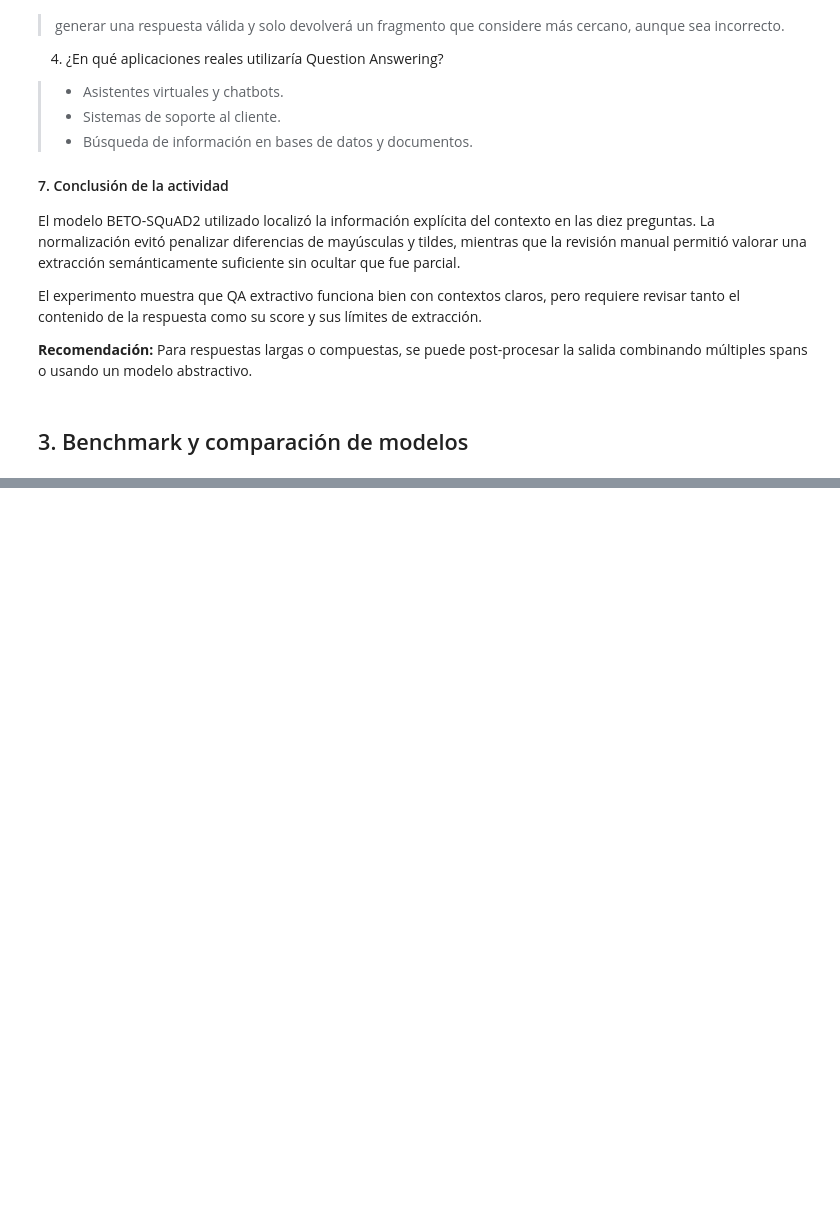
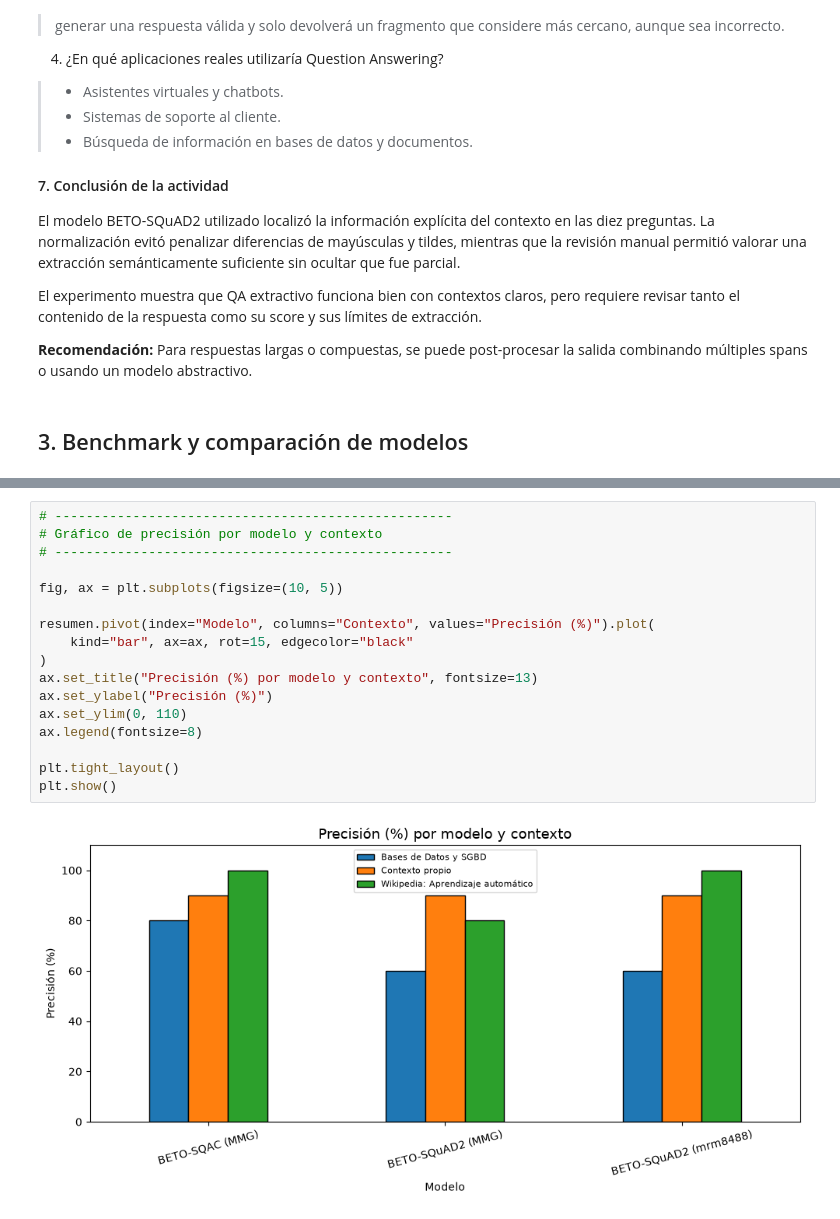
Before and after one commit to abner-rivas/Laboratorio---ML, a Jupyter notebook: laboratorio_ml_qa.ipynb, the cells around one changed output, grey strips where cells are left out. Saved outputs shown, nothing was run; the diff lists cells and outputs as text; blank space fills up the shorter version.

```diff
--- a/laboratorio_ml_qa.ipynb
+++ b/laboratorio_ml_qa.ipynb
@@ -826,0 +1321,19 @@ combinando múltiples spans o usando un modelo abstractivo.
+# %%
+# ---------------------------------------------------
+# Gráfico de precisión por modelo y contexto
+# ---------------------------------------------------
+
+fig, ax = plt.subplots(figsize=(10, 5))
+
+resumen.pivot(index="Modelo", columns="Contexto", values="Precisión (%)").plot(
+    kind="bar", ax=ax, rot=15, edgecolor="black"
+)
+ax.set_title("Precisión (%) por modelo y contexto", fontsize=13)
+ax.set_ylabel("Precisión (%)")
+ax.set_ylim(0, 110)
+ax.legend(fontsize=8)
+
+plt.tight_layout()
+plt.show()
+# %% [output]
+[figure, added]
```
Also changed, not shown: parts of 29 cells of this notebook, 1 other file.
